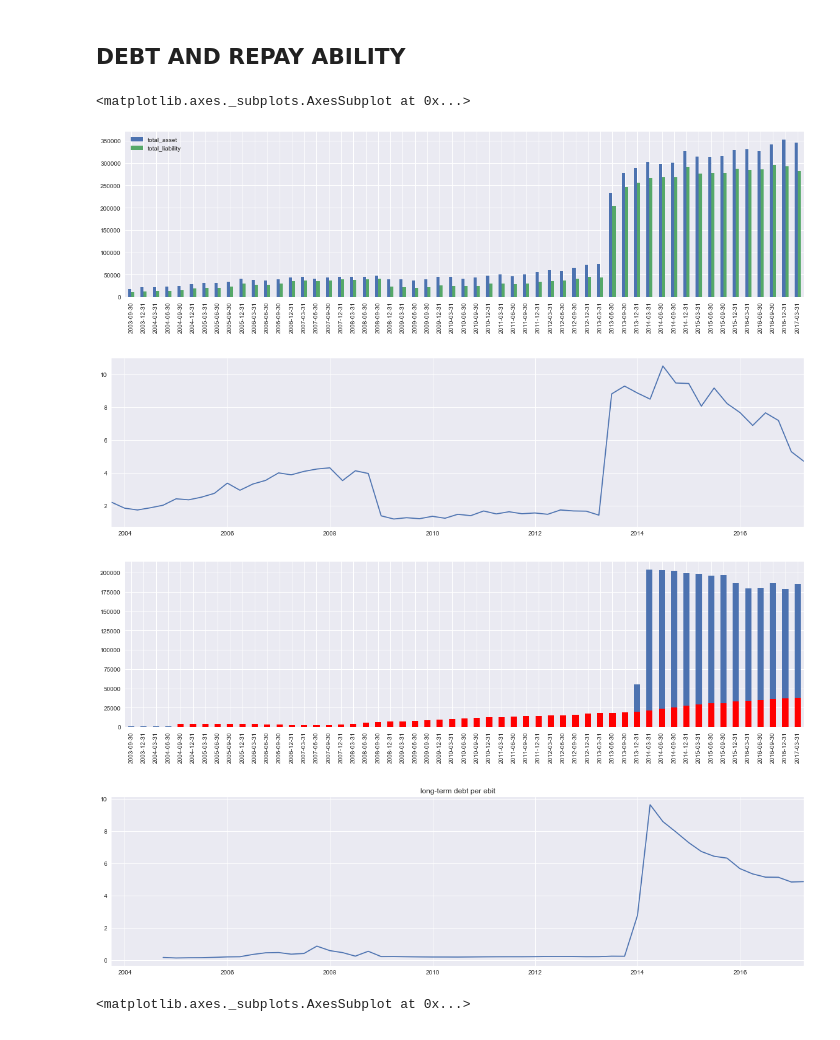
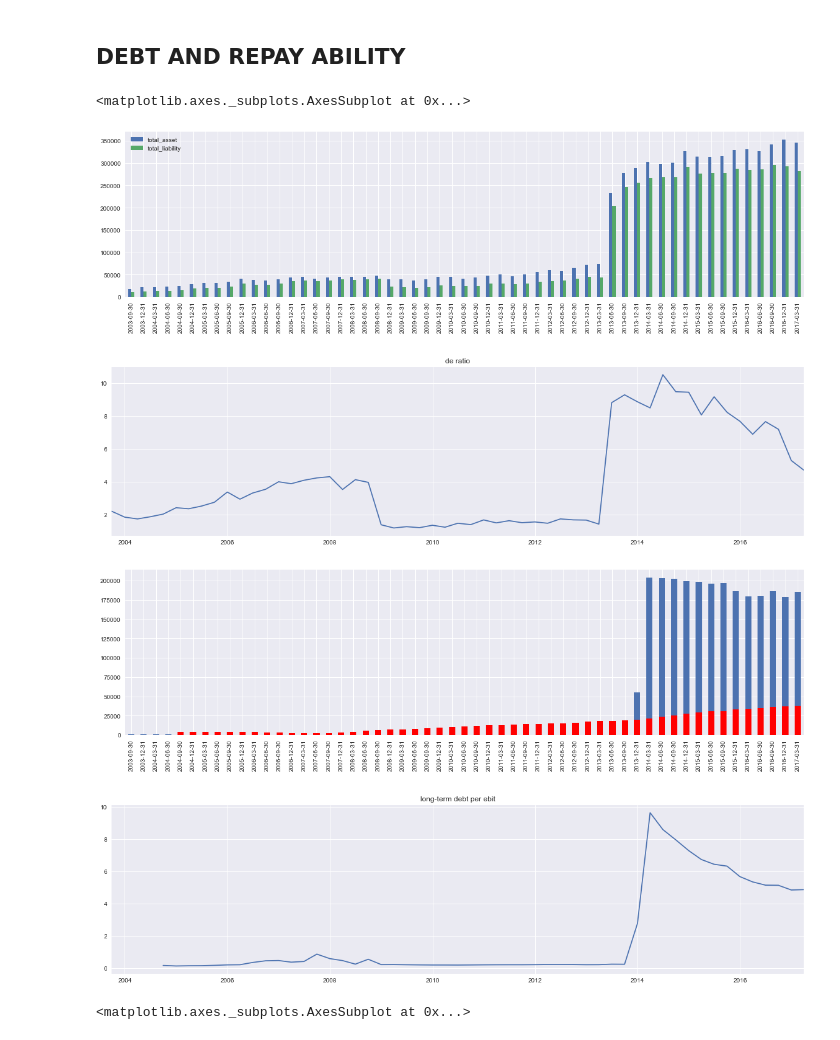
Before and after one commit to dsysbydx/project-potzy, a Jupyter notebook: notebook/main_dash_board.ipynb, the cells around one changed output. Saved outputs shown, nothing was run; the diff lists cells and outputs as text; code cells hidden in the pictures.

```diff
--- a/notebook/main_dash_board.ipynb
+++ b/notebook/main_dash_board.ipynb
@@ -206,20 +204,20 @@ dfs[['inventory_per_sale','account_receivable_per_sale']].plot()
 # %%
 #debt, health
 dfs[['total_asset','total_liability']].plot(kind='bar')
 plt.figure()
 dfs['de_ratio']=dfs['total_liability']/dfs['total_equity']
-dfs['de_ratio'].plot()
+dfs['de_ratio'].plot(title='de ratio')
 plt.figure()
 dfs['non_current_liability'].plot(kind='bar')
 dfs['ebitda'].rolling(window=4).sum().plot(kind='bar',color='red')
 plt.figure()
 plt.title('long-term debt per ebit')
 dfs['lt_per_ebit']=(dfs['non_current_liability']/dfs['ebitda'].rolling(window=4).sum())
 dfs['lt_per_ebit'].apply(lambda x: np.clip(x,-20,20)).plot()
 # %% [output]
 <matplotlib.axes._subplots.AxesSubplot at 0x...>
 [figure]
-[figure, old version]
+[figure, new version]
 [figure]
 [figure]
 # %%
```
Also changed, not shown: parts of 3 cells of this notebook, 8 other files.
